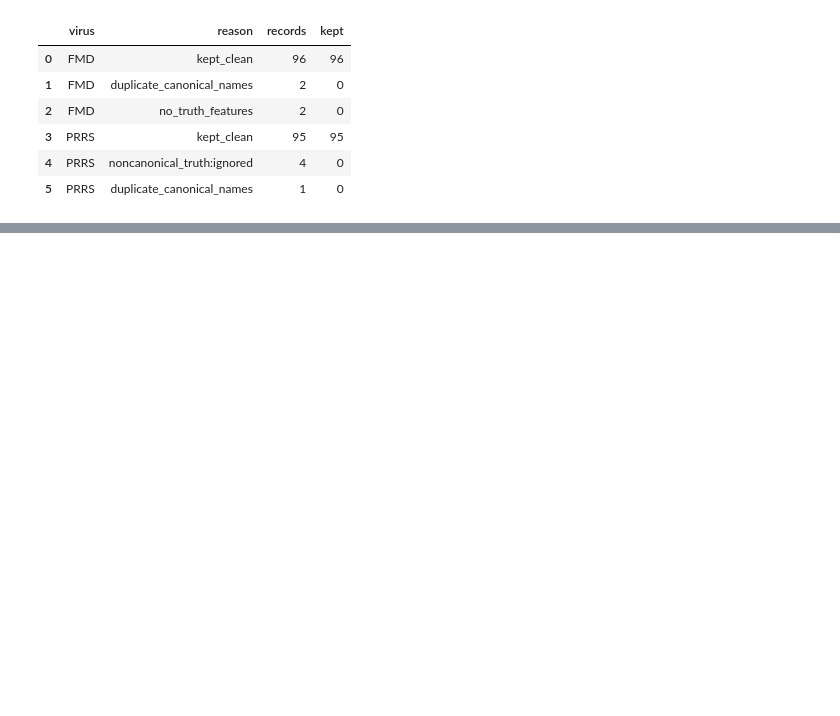
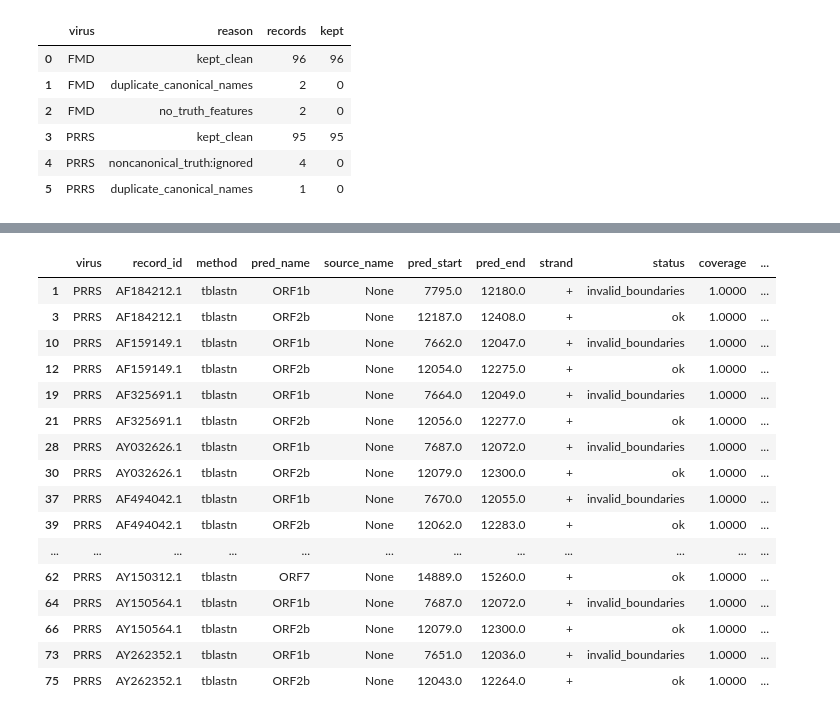
Before and after one commit to nhatminhhatesyou/viralift, a Jupyter notebook: app/validation/04_tblastn_truth_breakdown_100seq/tiers/strict_clean/tblastn_truth_breakdown_strict_clean.ipynb, the cells around one changed output, grey strips where cells are left out. Drawn from its saved outputs; the diff is of its cells as text; code cells hidden in the pictures; blank space fills up the shorter version.

```diff
--- a/app/validation/04_tblastn_truth_breakdown_100seq/tiers/strict_clean/tblastn_truth_breakdown_strict_clean.ipynb
+++ b/app/validation/04_tblastn_truth_breakdown_100seq/tiers/strict_clean/tblastn_truth_breakdown_strict_clean.ipynb
@@ -70,9 +91,16 @@ frames = []
 summaries = []
 for virus, ref_path, query_path in DATASETS:
     records = load_genbank_records(query_path)
+    print(f'{virus}: {len(records)} strict-clean records')
     if not records:
         continue
-    df, summary = run_tblastn_against_truth(virus, ref_path, query_path, OUTPUT_DIR / virus.lower())
+    df, summary = run_tblastn_against_truth(
+        virus_label=virus,
+        ref_path=ref_path,
+        query_path=query_path,
+        output_dir=OUTPUT_DIR / virus.lower(),
+        progress=True,
+    )
     if not df.empty:
         frames.append(df)
     if not summary.empty:
@@ -123,0 +182,85 @@ failure_modes
+# %%
+def adjudicate_failure(row):
+    pred = row.get('pred_name')
+    truth = row.get('truth_name')
+    best = row.get('best_overlap_name')
+    mode = row.get('failure_mode')
+
+    if bool(row.get('exact_match')):
+        return ('exact_match', 'Exact name/start/end match.', False)
+
+    if bool(row.get('coord_correct')):
+        return (
+            'manual_review',
+            'Name matches and IoU >= 0.90, but boundary differs. Need ref-vs-query boundary check.',
+            None,
+        )
+
+    if pd.isna(truth) and pred in {'ORF2b', 'VP3', 'VP4'}:
+        return (
+            'likely_validation_artifact',
+            'Predicted feature has no same-name truth annotation in this strict-clean query set.',
+            False,
+        )
+
+    if pred in {'ORF1a', 'ORF1b'} and best == 'ORF1ab':
+        return (
+            'likely_validation_artifact',
+            'Ref/query granularity mismatch: split ORF1a/ORF1b prediction overlaps ORF1ab truth.',
+            False,
+        )
+
+    if mode in {'Wrong coords', 'Not lifted'}:
+        return (
+            'likely_tool_error',
+            f'{mode}: same-name truth exists but tblastn did not recover the correct region.',
+            True,
+        )
+
+    if mode in {'Alias/name gap', 'Possible overlap', 'Not in truth'}:
+        return (
+            'manual_review',
+            f'{mode}: overlaps or naming need case-level review before assigning blame.',
+            None,
+        )
+
+    return (
+        'manual_review',
+        f'{mode}: not adjudicated by current rules.',
+        None,
+    )
+
+failures = tblastn_df[~tblastn_df['exact_match']].copy()
+if not failures.empty:
+    failures['delta_start'] = failures['pred_start'] - failures['truth_start']
+    failures['delta_end'] = failures['pred_end'] - failures['truth_end']
+    adjudicated = failures.apply(adjudicate_failure, axis=1, result_type='expand')
+    adjudicated.columns = ['adjudicated_bucket', 'adjudication_note', 'count_as_tool_error']
+    failures = pd.concat([failures, adjudicated], axis=1)
+else:
+    failures['delta_start'] = []
+    failures['delta_end'] = []
+    failures['adjudicated_bucket'] = []
+    failures['adjudication_note'] = []
+    failures['count_as_tool_error'] = []
+
+failures.to_csv(OUTPUT_DIR / 'strict_clean_failure_adjudication.tsv', sep='	', index=False)
+failures.head(20)
+# %% [output]
+|  | virus | record_id | method | pred_name | source_name | pred_start | pred_end | strand | status | coverage | ... |
+| 1 | PRRS | AF184212.1 | tblastn | ORF1b | None | 7795.0 | 12180.0 | + | invalid_boundaries | 1.0000 | ... |
+| 3 | PRRS | AF184212.1 | tblastn | ORF2b | None | 12187.0 | 12408.0 | + | ok | 1.0000 | ... |
+| 10 | PRRS | AF159149.1 | tblastn | ORF1b | None | 7662.0 | 12047.0 | + | invalid_boundaries | 1.0000 | ... |
+| 12 | PRRS | AF159149.1 | tblastn | ORF2b | None | 12054.0 | 12275.0 | + | ok | 1.0000 | ... |
+| 19 | PRRS | AF325691.1 | tblastn | ORF1b | None | 7664.0 | 12049.0 | + | invalid_boundaries | 1.0000 | ... |
+| 21 | PRRS | AF325691.1 | tblastn | ORF2b | None | 12056.0 | 12277.0 | + | ok | 1.0000 | ... |
+| 28 | PRRS | AY032626.1 | tblastn | ORF1b | None | 7687.0 | 12072.0 | + | invalid_boundaries | 1.0000 | ... |
+| 30 | PRRS | AY032626.1 | tblastn | ORF2b | None | 12079.0 | 12300.0 | + | ok | 1.0000 | ... |
+| 37 | PRRS | AF494042.1 | tblastn | ORF1b | None | 7670.0 | 12055.0 | + | invalid_boundaries | 1.0000 | ... |
+| 39 | PRRS | AF494042.1 | tblastn | ORF2b | None | 12062.0 | 12283.0 | + | ok | 1.0000 | ... |
+| ... | ... | ... | ... | ... | ... | ... | ... | ... | ... | ... | ... |
+| 62 | PRRS | AY150312.1 | tblastn | ORF7 | None | 14889.0 | 15260.0 | + | ok | 1.0000 | ... |
+| 64 | PRRS | AY150564.1 | tblastn | ORF1b | None | 7687.0 | 12072.0 | + | invalid_boundaries | 1.0000 | ... |
+| 66 | PRRS | AY150564.1 | tblastn | ORF2b | None | 12079.0 | 12300.0 | + | ok | 1.0000 | ... |
+| 73 | PRRS | AY262352.1 | tblastn | ORF1b | None | 7651.0 | 12036.0 | + | invalid_boundaries | 1.0000 | ... |
+| 75 | PRRS | AY262352.1 | tblastn | ORF2b | None | 12043.0 | 12264.0 | + | ok | 1.0000 | ... |
```
Also changed, not shown: parts of 37 cells of this notebook, 27 other files.
